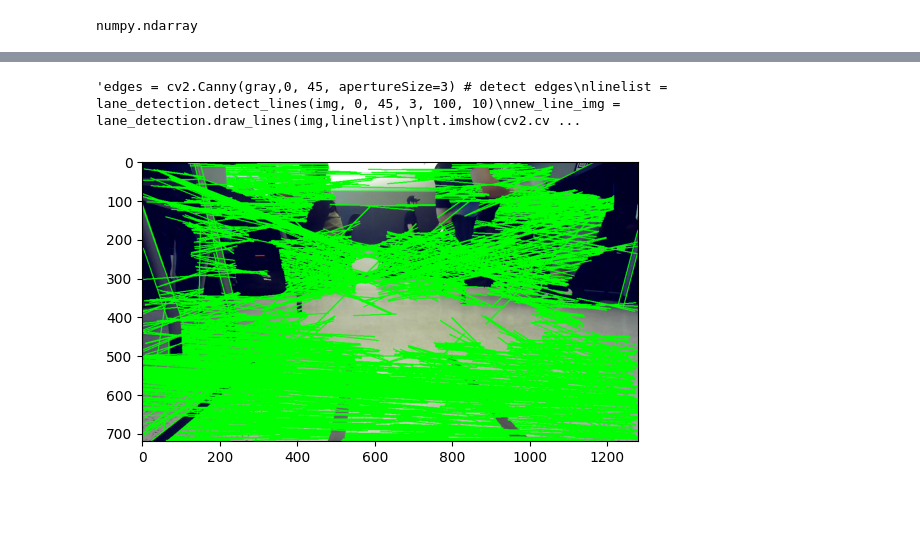
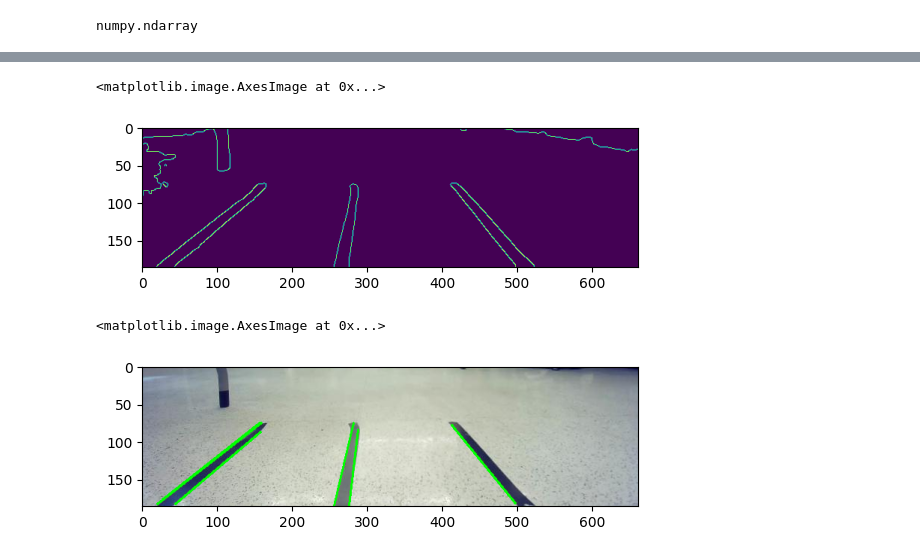
Before and after one commit to lilac613/cv-intro, a Jupyter notebook: network_stream_capture_notebook.ipynb, the cells around one changed output, grey strips where cells are left out. Cells and saved outputs as stored; diff of their text form; code cells hidden in the pictures; blank space fills up the shorter version.

```diff
--- a/network_stream_capture_notebook.ipynb
+++ b/network_stream_capture_notebook.ipynb
@@ -41,13 +37,20 @@ plt.imshow(img)
-# %%
-img0 = img.copy()
-linelist = lane_detection.detect_lines(img0, 0, 45, 3, 100, 10)
-new_line_img = lane_detection.draw_lines(img0,linelist)
-plt.imshow(cv2.cvtColor(new_line_img,cv2.COLOR_BGR2RGB))
-#slice, grayscale, blur, convert to black, and white, edges, lines, lanes
-'''edges = cv2.Canny(gray,0, 45, apertureSize=3) # detect edges
-linelist = lane_detection.detect_lines(img, 0, 45, 3, 100, 10)
-new_line_img = lane_detection.draw_lines(img,linelist)
-plt.imshow(cv2.cvtColor(new_line_img,cv2.COLOR_BGR2RGB))'''
-# %% [output]
-'edges = cv2.Canny(gray,0, 45, apertureSize=3) # detect edges\nlinelist = lane_detection.detect_lines(img, 0, 45, 3, 100, 10)\nnew_line_img = lane_detection.draw_lines(img,linelist)\nplt.imshow(cv2.cv ...
-[figure, removed]
+# %%
+img0 = img.copy()
+sliced_img = img0[ int(img0.shape[0] / 2) : img0.shape[0]]
+frame = sliced_img.copy()
+gray = cv2.cvtColor(sliced_img, cv2.COLOR_BGR2GRAY) # convert to grayscale
+blurredimg = cv2.GaussianBlur(gray,(9,9),0)
+ret,bw_image = cv2.threshold(blurredimg, 140, 255, cv2.THRESH_BINARY)
+edges = cv2.Canny(bw_image,50, 200, apertureSize=3) # detect edges
+plt.imshow(edges)
+# %% [output]
+<matplotlib.image.AxesImage at 0x...>
+[figure, added]
+# %%
+line_img = frame.copy()
+linelist = lane_detection.detect_lines(line_img, edges,50,200, 3, 100, 10)
+new_line_img = lane_detection.draw_lines(line_img,linelist)
+plt.imshow(cv2.cvtColor(new_line_img,cv2.COLOR_BGR2RGB))
+# %% [output]
+<matplotlib.image.AxesImage at 0x...>
+[figure, added]
```
Also changed, not shown: parts of 5 cells of this notebook, 3 other files.
